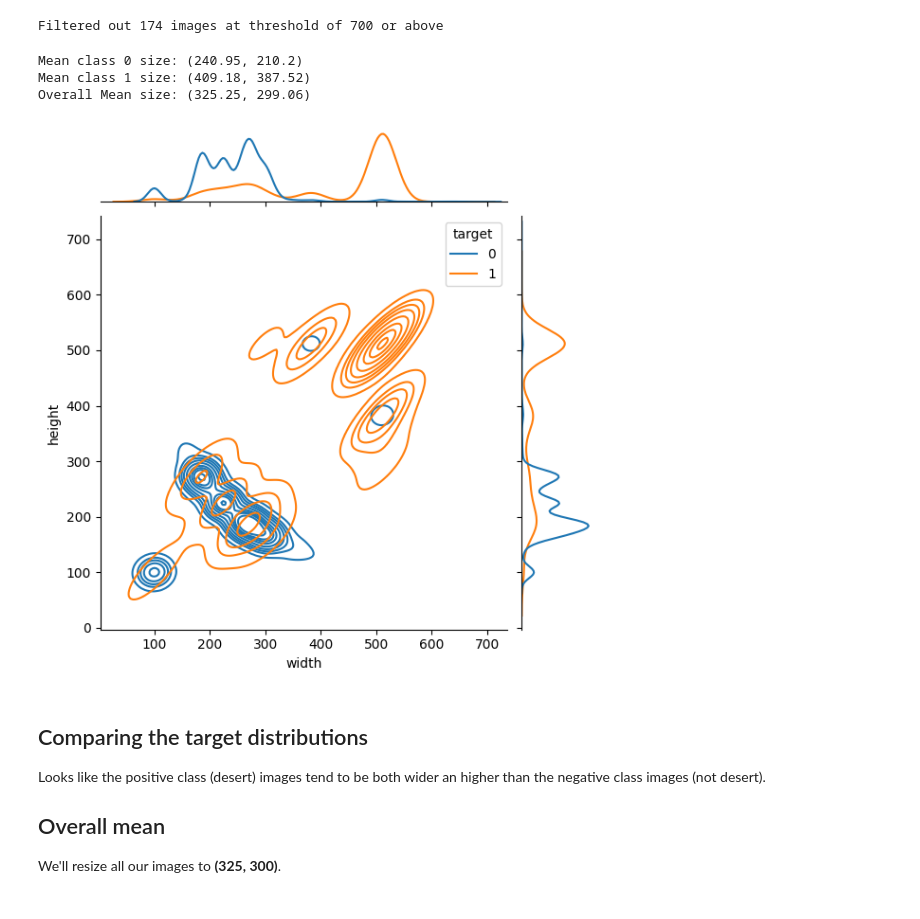
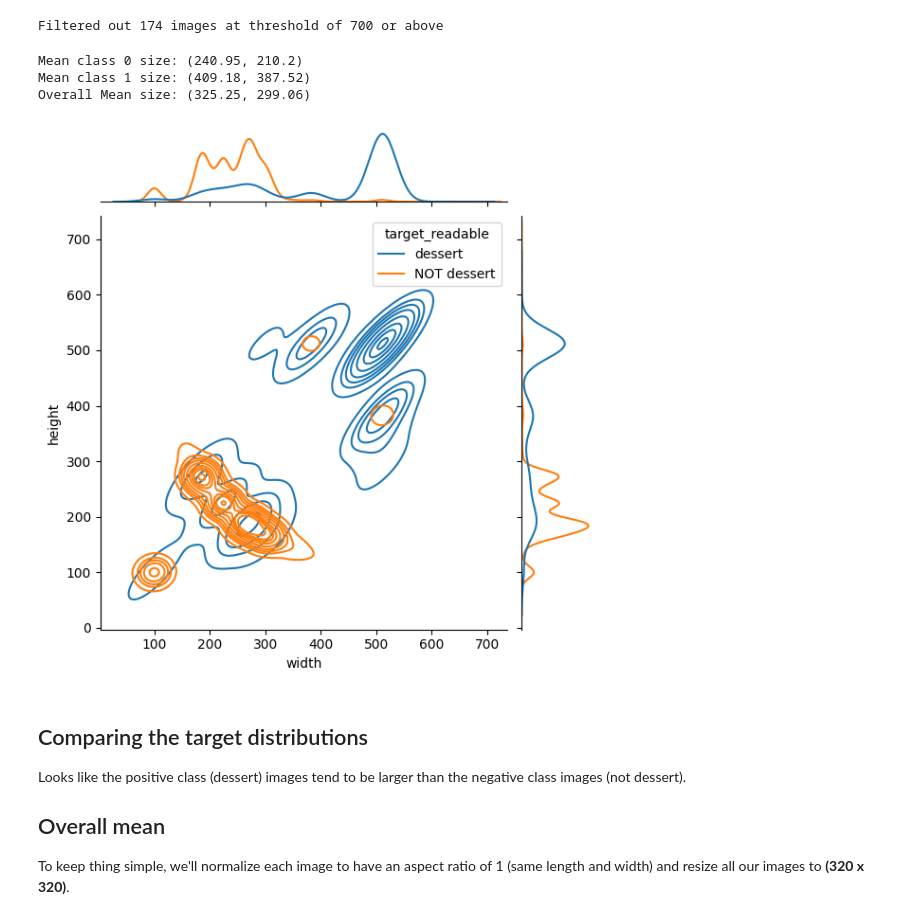
Before and after one commit to MichaelSzczepaniak/MLAIProjects, a Jupyter notebook: ExplainableML/FoodImageClassifier.ipynb, the cells around one changed output. Drawn from its saved outputs; the diff is of its cells as text; code cells hidden in the pictures.

```diff
--- a/ExplainableML/FoodImageClassifier.ipynb
+++ b/ExplainableML/FoodImageClassifier.ipynb
@@ -61,12 +61,12 @@ img_dir = "C:/data/Food_Classification_Dataset"
 dir_path = Path(img_dir)
 # collect the subset of images used for this analysis
 for file_path in dir_path.iterdir():
-    if file_path.is_dir and file_path.parts[-1] in desert_dirs:
-        # print(f"adding {file_path} to deserts dir paths")
-        desert_dirs_paths.append(file_path)
-    if file_path.is_dir and file_path.parts[-1] in not_desert_dirs:
-        # print(f"adding {file_path} to NOT deserts dir paths")
-        not_desert_dirs_paths.append(file_path)
+    if file_path.is_dir and file_path.parts[-1] in dessert_dirs:
+        # print(f"adding {file_path} to desserts dir paths")
+        dessert_dirs_paths.append(file_path)
+    if file_path.is_dir and file_path.parts[-1] in not_dessert_dirs:
+        # print(f"adding {file_path} to NOT desserts dir paths")
+        not_dessert_dirs_paths.append(file_path)
 # %%
 from PIL import Image
 import pandas as pd
@@ -133,10 +135,12 @@ df_images = pd.DataFrame({"path": all_paths,
 import matplotlib.pyplot as plt
 import seaborn as sns
 
+df_images['target_readable'] = df_images['target'].apply(lambda x: "dessert" if x == 1 else "NOT dessert")
+
 sns.jointplot(
     data=df_images,
     x="width", y="height",
-    hue="target", kind="kde"
+    hue="target_readable", kind="kde"
 )
 
 plt.show()  # looks like we have some large outlier images
@@ -154,36 +158,36 @@ print(f"Filtered out {df_images.shape[0] - df_images_trimmed.shape[0]} images at
 # %% [output]
 Filtered out 174 images at threshold of 700 or above
 # %%
-sns.jointplot(
+joint_plot = sns.jointplot(
     data=df_images_trimmed,
     x="width", y="height",
-    hue="target", kind="kde"
+    hue="target_readable", kind="kde"
 )
 
 # compute means with the outlier removed
 mean_class_0_width = df_images_trimmed.loc[df_images_trimmed["target"] == 0, ["width"]].mean()["width"]
 mean_class_0_height = df_images_trimmed.loc[df_images_trimmed["target"] == 0, ["height"]].mean()["height"]
 mean_class_1_width = df_images_trimmed.loc[df_images_trimmed["target"] == 1, ["width"]].mean()["width"]
 mean_class_1_height = df_images_trimmed.loc[df_images_trimmed["target"] == 1, ["height"]].mean()["height"]
 mean_width = df_images_trimmed.loc[:, ["width"]].mean()["width"]
 mean_height = df_images_trimmed.loc[:, ["height"]].mean()["height"]
 
-# print(type(mean_class_0_width))
+# print class and overall means
 print(f"Mean class 0 size: {(round(mean_class_0_width.item(), 2), round(mean_class_0_height.item(), 2))}")
 print(f"Mean class 1 size: {(round(mean_class_1_width.item(), 2), round(mean_class_1_height.item(), 2))}")
 print(f"Overall Mean size: {(round(mean_width.item(), 2), round(mean_height.item(), 2))}")
 
 plt.show()
 # %% [output]
 Mean class 0 size: (240.95, 210.2)
 Mean class 1 size: (409.18, 387.52)
 Overall Mean size: (325.25, 299.06)
-[figure, old version]
+[figure, new version]
 # %% [markdown]
 ## Comparing the target distributions
 
-Looks like the positive class (desert) images tend to be both wider an higher than the negative class images (not desert).
+Looks like the positive class (dessert) images tend to be larger than the negative class images (not dessert).
 
 ## Overall mean
 
-We'll resize all our images to **(325, 300)**.
+To keep thing simple, we'll normalize each image to have an aspect ratio of 1 (same length and width) and resize all our images to **(320 x 320)**.
```
Also changed, not shown: parts of 11 cells of this notebook.
